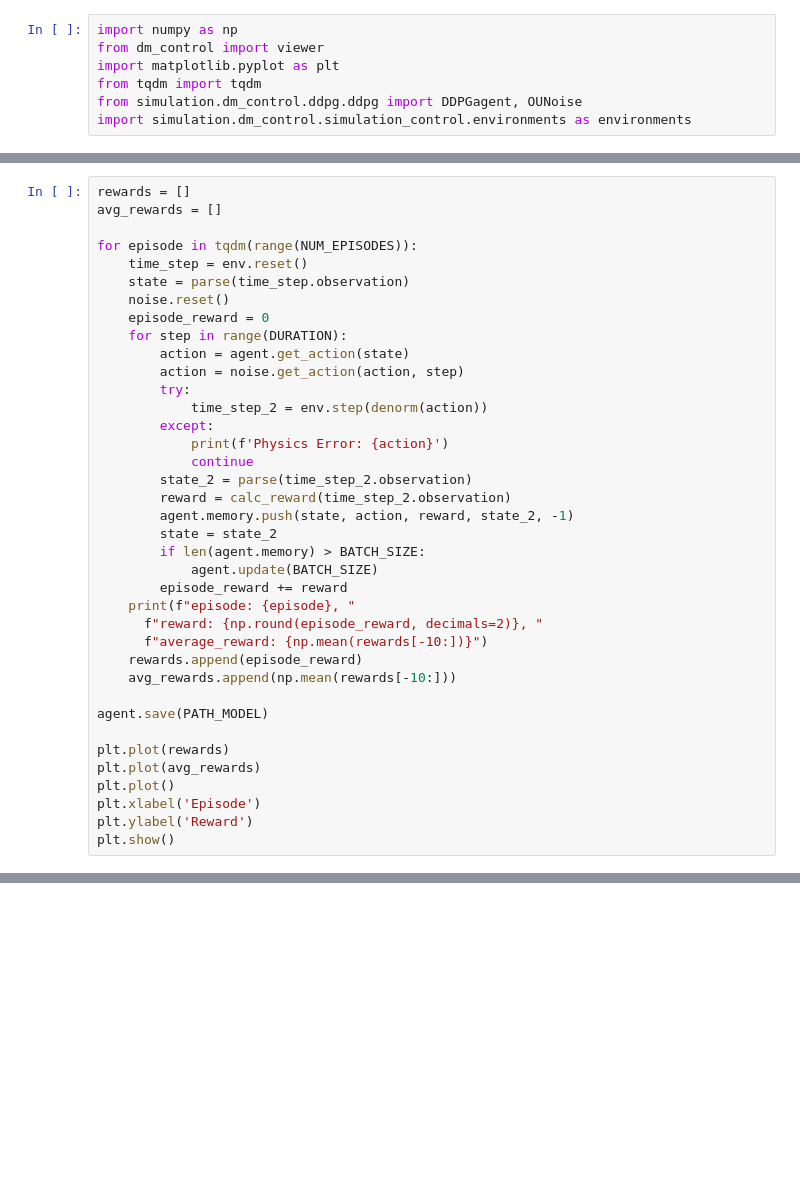
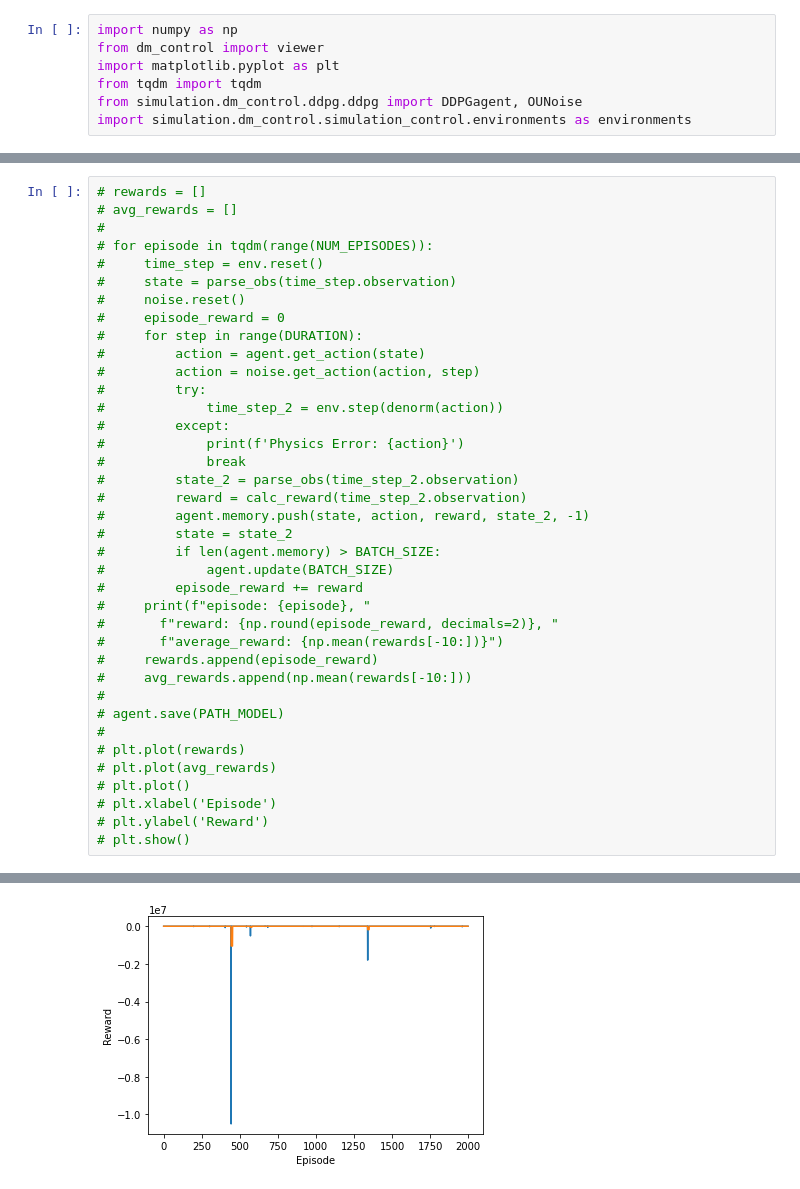
Before and after one commit to suchanekj/cur_policy_learning_research, a Jupyter notebook: simulation/dm_control/ddpg/ddpg_arm.ipynb, the cells around one changed output, grey strips where cells are left out. Cells and saved outputs as stored; diff of their text form; blank space fills up the shorter version.

```diff
--- a/simulation/dm_control/ddpg/ddpg_arm.ipynb
+++ b/simulation/dm_control/ddpg/ddpg_arm.ipynb
@@ -74,39 +78,39 @@ def calc_reward(obs):
 # %%
-rewards = []
-avg_rewards = []
-
-for episode in tqdm(range(NUM_EPISODES)):
-    time_step = env.reset()
-    state = parse(time_step.observation)
-    noise.reset()
-    episode_reward = 0
-    for step in range(DURATION):
-        action = agent.get_action(state)
-        action = noise.get_action(action, step)
-        try:
-            time_step_2 = env.step(denorm(action))
-        except:
-            print(f'Physics Error: {action}')
-            continue
-        state_2 = parse(time_step_2.observation)
-        reward = calc_reward(time_step_2.observation)
-        agent.memory.push(state, action, reward, state_2, -1)
-        state = state_2
-        if len(agent.memory) > BATCH_SIZE:
-            agent.update(BATCH_SIZE)
-        episode_reward += reward
-    print(f"episode: {episode}, "
-      f"reward: {np.round(episode_reward, decimals=2)}, "
-      f"average_reward: {np.mean(rewards[-10:])}")
-    rewards.append(episode_reward)
-    avg_rewards.append(np.mean(rewards[-10:]))
-
-agent.save(PATH_MODEL)
-
-plt.plot(rewards)
-plt.plot(avg_rewards)
-plt.plot()
-plt.xlabel('Episode')
-plt.ylabel('Reward')
-plt.show()
+# rewards = []
+# avg_rewards = []
+#
+# for episode in tqdm(range(NUM_EPISODES)):
+#     time_step = env.reset()
+#     state = parse_obs(time_step.observation)
+#     noise.reset()
+#     episode_reward = 0
+#     for step in range(DURATION):
+#         action = agent.get_action(state)
+#         action = noise.get_action(action, step)
+#         try:
+#             time_step_2 = env.step(denorm(action))
+#         except:
+#             print(f'Physics Error: {action}')
+#             break
+#         state_2 = parse_obs(time_step_2.observation)
+#         reward = calc_reward(time_step_2.observation)
+#         agent.memory.push(state, action, reward, state_2, -1)
+#         state = state_2
+#         if len(agent.memory) > BATCH_SIZE:
+#             agent.update(BATCH_SIZE)
+#         episode_reward += reward
+#     print(f"episode: {episode}, "
+#       f"reward: {np.round(episode_reward, decimals=2)}, "
+#       f"average_reward: {np.mean(rewards[-10:])}")
+#     rewards.append(episode_reward)
+#     avg_rewards.append(np.mean(rewards[-10:]))
+#
+# agent.save(PATH_MODEL)
+#
+# plt.plot(rewards)
+# plt.plot(avg_rewards)
+# plt.plot()
+# plt.xlabel('Episode')
+# plt.ylabel('Reward')
+# plt.show()
 # %% [output]
@@ -130,3 +134,4 @@ episode: 110, reward: -110.73, average_reward: -113.12746678185013
+[figure, added]
 # %%
 agent.load(PATH_MODEL)
 # Define a uniform random policy.
```
Also changed, not shown: parts of 4 cells of this notebook, 5 other files.
